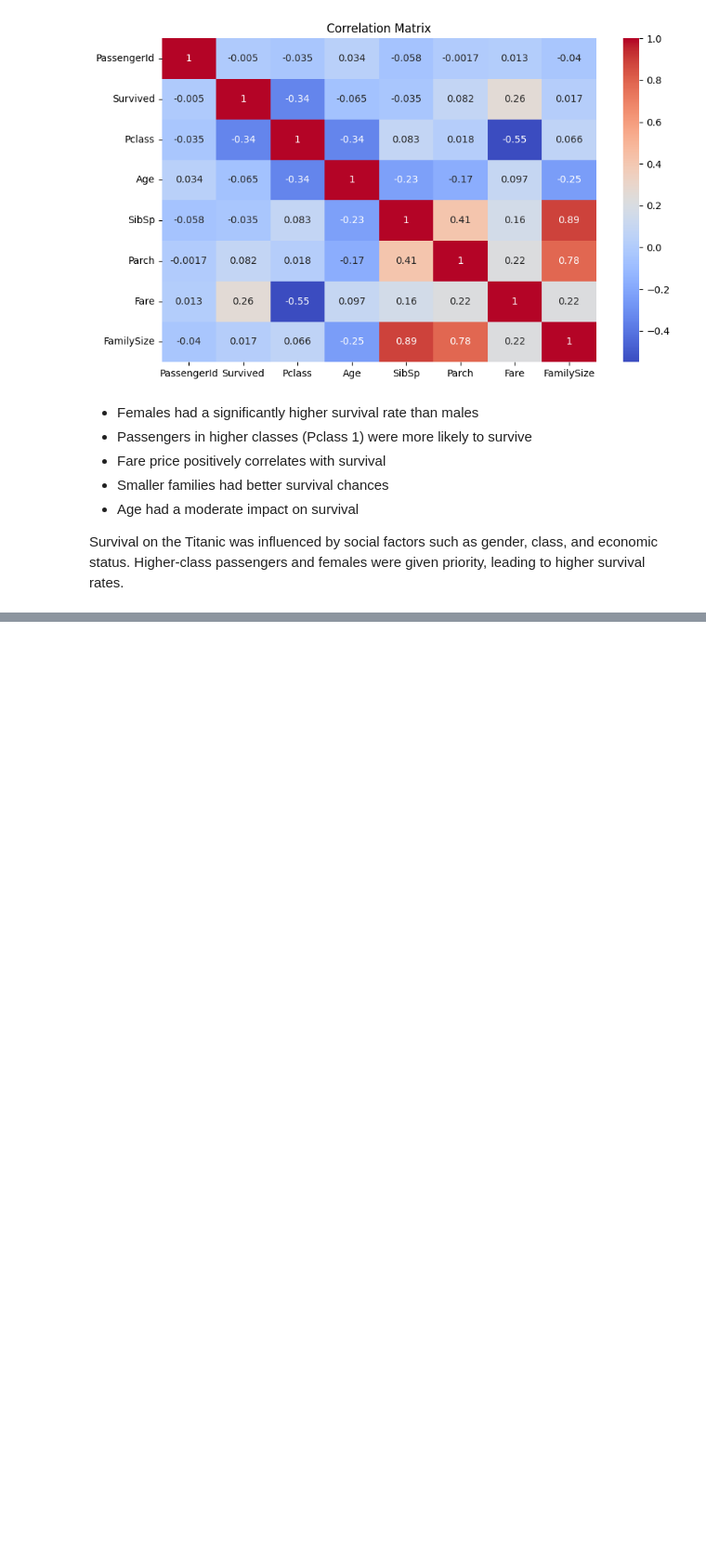
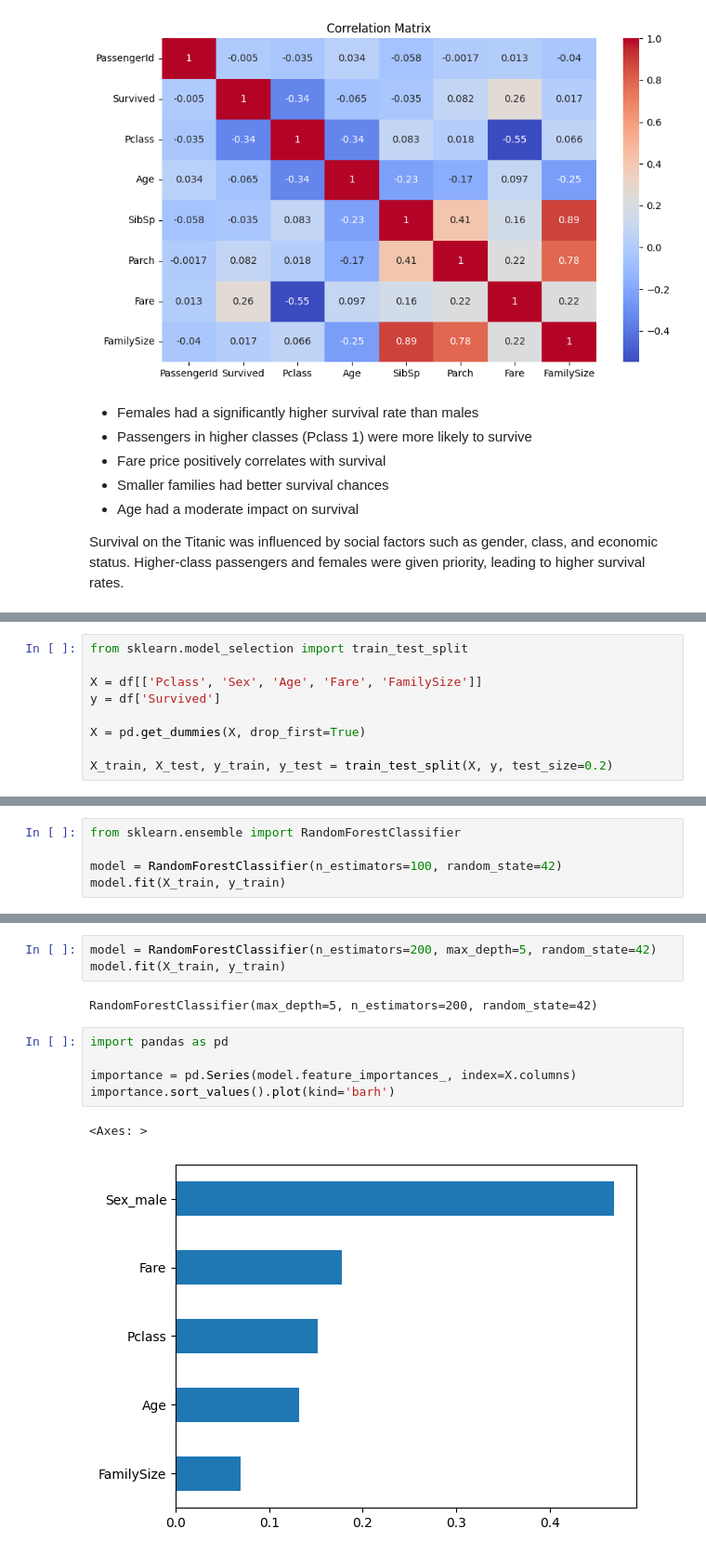
Before and after one commit to skbalaji-07/Titanic-Data-Analysis-Beginner-Project, a Jupyter notebook: titanic-data-analysis-beginner-project.ipynb, the cells around one changed output, grey strips where cells are left out. Shown at 93% size. Drawn from its saved outputs; the diff is of its cells as text; blank space fills up the shorter version.

Commit message:
Kaggle Notebook | Titanic Data Analysis – Beginner Project | TITANIC SURVIVAL PREDICTION-ML model

```diff
--- a/titanic-data-analysis-beginner-project.ipynb
+++ b/titanic-data-analysis-beginner-project.ipynb
@@ -177,0 +182,9 @@ Survival on the Titanic was influenced by social factors such as gender, class,
+# %%
+from sklearn.model_selection import train_test_split
+
+X = df[['Pclass', 'Sex', 'Age', 'Fare', 'FamilySize']]
+y = df['Survived']
+
+X = pd.get_dummies(X, drop_first=True)
+
+X_train, X_test, y_train, y_test = train_test_split(X, y, test_size=0.2)
@@ -177,0 +193,5 @@ Survival on the Titanic was influenced by social factors such as gender, class,
+# %%
+from sklearn.ensemble import RandomForestClassifier
+
+model = RandomForestClassifier(n_estimators=100, random_state=42)
+model.fit(X_train, y_train)
@@ -177,0 +225,13 @@ Survival on the Titanic was influenced by social factors such as gender, class,
+# %%
+model = RandomForestClassifier(n_estimators=200, max_depth=5, random_state=42)
+model.fit(X_train, y_train)
+# %% [output]
+RandomForestClassifier(max_depth=5, n_estimators=200, random_state=42)
+# %%
+import pandas as pd
+
+importance = pd.Series(model.feature_importances_, index=X.columns)
+importance.sort_values().plot(kind='barh')
+# %% [output]
+<Axes: >
+[figure, added]
```
Also changed, not shown: parts of 9 cells of this notebook.
